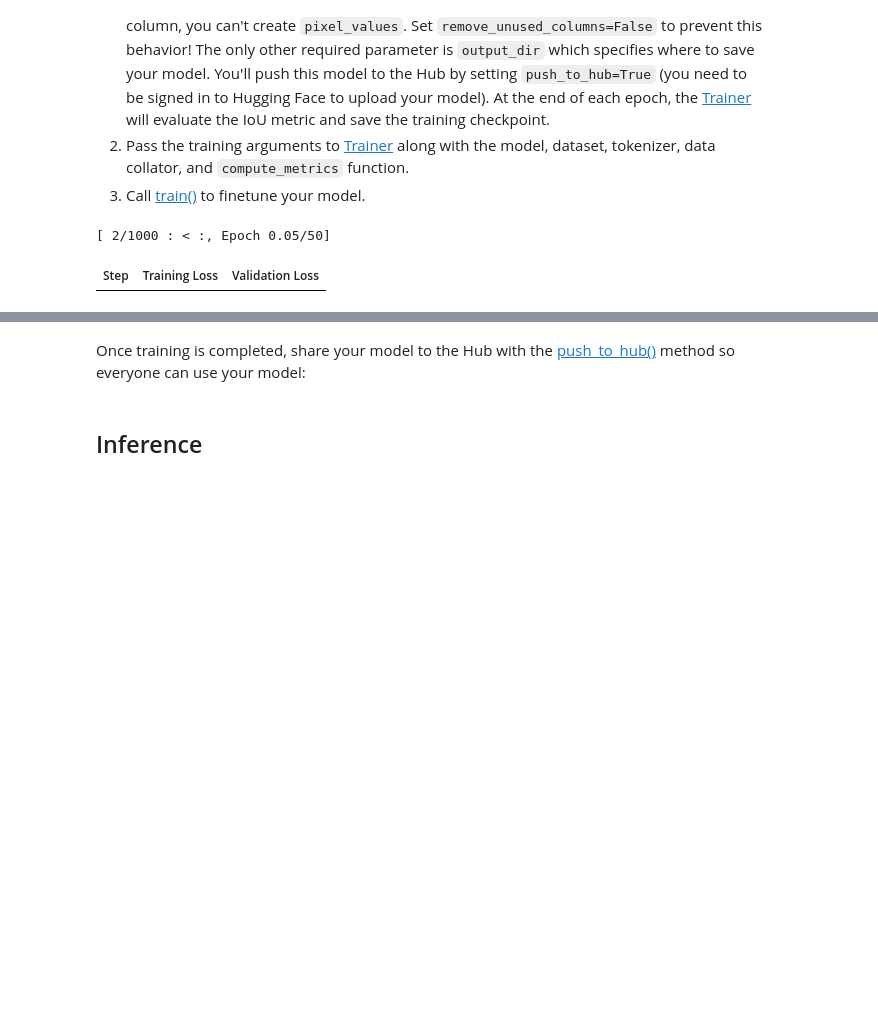
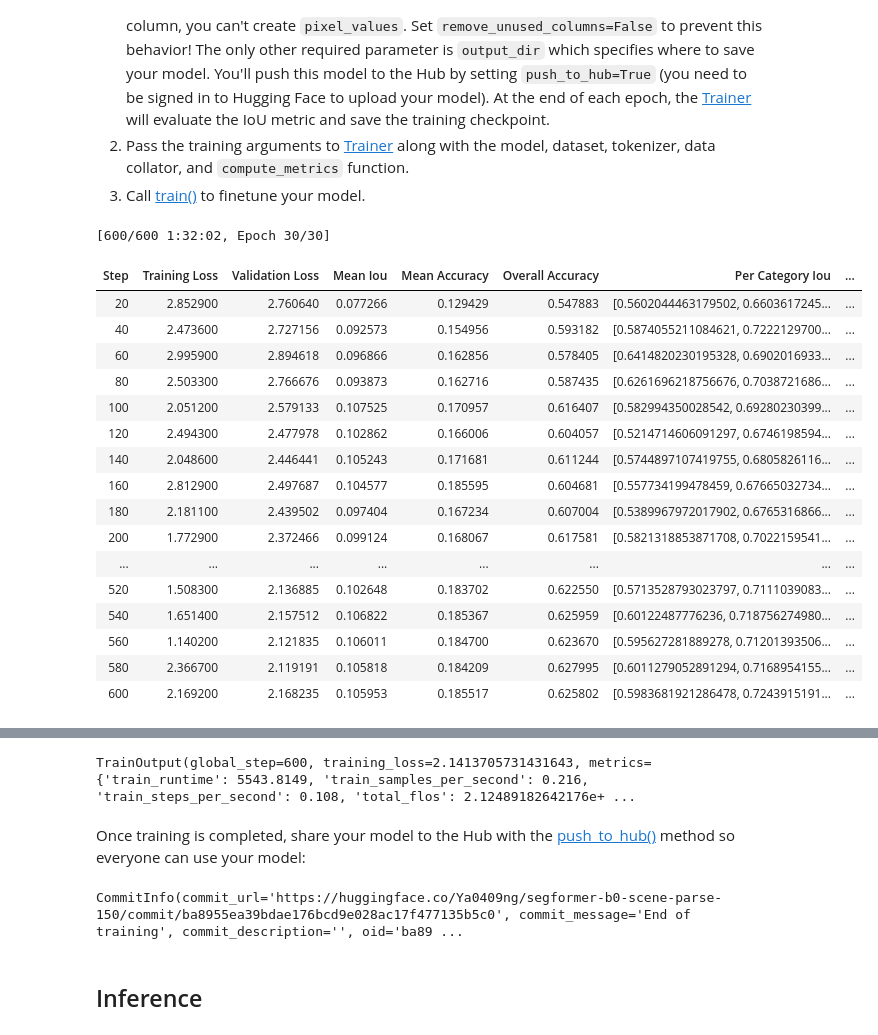
Before and after one commit to yywoai66/SimCLR, a Jupyter notebook: transformers_doc/en/pytorch/semantic_segmentation.ipynb, the cells around one changed output, grey strips where cells are left out. Drawn from its saved outputs; the diff is of its cells as text; code cells hidden in the pictures; blank space fills up the shorter version.

```diff
--- a/transformers_doc/en/pytorch/semantic_segmentation.ipynb
+++ b/transformers_doc/en/pytorch/semantic_segmentation.ipynb
@@ -110,22 +105,15 @@ train_ds[0]
 You'll also want to create a dictionary that maps a label id to a label class which will be useful when you set up the model later. Download the mappings from the Hub and create the `id2label` and `label2id` dictionaries:
 # %%
 import json
+from pathlib import Path
 from huggingface_hub import hf_hub_download
 
 repo_id = "huggingface/label-files"
 filename = "ade20k-id2label.json"
-
-# 下载并缓存文件
-file_path = hf_hub_download(repo_id=repo_id, filename=filename, repo_type="dataset")
-
-# 加载 JSON 文件
-with open(file_path, "r") as f:
-    id2label = json.load(f)
-
-# 构建字典
+id2label = json.loads(Path(hf_hub_download(repo_id, filename, repo_type="dataset")).read_text())
 id2label = {int(k): v for k, v in id2label.items()}
 label2id = {v: k for k, v in id2label.items()}
-num_labels = len(id2label)+1
+num_labels = len(id2label)
 # %% [markdown]
 ## Preprocess
 # %% [markdown]
@@ -134,4 +122,4 @@ The next step is to load a SegFormer image processor to prepare the images and a
 from transformers import AutoImageProcessor
 
 checkpoint = "nvidia/mit-b0"
-image_processor = AutoImageProcessor.from_pretrained(checkpoint, reduce_labels=True)
+image_processor = AutoImageProcessor.from_pretrained(checkpoint, do_reduce_labels=True)
@@ -149,14 +135,14 @@ Now create two preprocessing functions to prepare the images and annotations for
 def train_transforms(example_batch):
     images = [jitter(x) for x in example_batch["image"]]
     labels = [x for x in example_batch["annotation"]]
-    inputs = image_processor(images, labels)
+    inputs = image_processor(images=images, segmentation_maps=labels)
     return inputs
 
 
 def val_transforms(example_batch):
     images = [x for x in example_batch["image"]]
     labels = [x for x in example_batch["annotation"]]
-    inputs = image_processor(images, labels)
+    inputs = image_processor(images=images, segmentation_maps=labels)
     return inputs
 # %% [markdown]
 To apply the `jitter` over the entire dataset, use the 🤗 Datasets [set_transform](https://huggingface.co/docs/datasets/main/en/package_reference/main_classes#datasets.Dataset.set_transform) function. The transform is applied on the fly which is faster and consumes less disk space:
@@ -226,30 +215,46 @@ At this point, only three steps remain:
 # %%
 training_args = TrainingArguments(
     output_dir="segformer-b0-scene-parse-150",
-    learning_rate=6e-5,
-    num_train_epochs=50,
+    learning_rate=5e-5,
+    num_train_epochs=30,
     per_device_train_batch_size=2,
     per_device_eval_batch_size=2,
     save_total_limit=3,
     eval_strategy="steps",
     save_strategy="steps",
     save_steps=20,
     eval_steps=20,
     logging_steps=1,
     eval_accumulation_steps=5,
     remove_unused_columns=False,
     push_to_hub=True,
 )
 
 trainer = Trainer(
     model=model,
     args=training_args,
     train_dataset=train_ds,
     eval_dataset=test_ds,
     compute_metrics=compute_metrics,
 )
 
 trainer.train()
 # %% [output]
-[ 2/1000 : < :, Epoch 0.05/50]
+[600/600 1:32:02, Epoch 30/30]
-| Step | Training Loss | Validation Loss |
+| Step | Training Loss | Validation Loss | Mean Iou | Mean Accuracy | Overall Accuracy | Per Category Iou | ... |
+| 20 | 2.852900 | 2.760640 | 0.077266 | 0.129429 | 0.547883 | [0.5602044463179502, 0.6603617245... | ... |
+| 40 | 2.473600 | 2.727156 | 0.092573 | 0.154956 | 0.593182 | [0.5874055211084621, 0.7222129700... | ... |
+| 60 | 2.995900 | 2.894618 | 0.096866 | 0.162856 | 0.578405 | [0.6414820230195328, 0.6902016933... | ... |
+| 80 | 2.503300 | 2.766676 | 0.093873 | 0.162716 | 0.587435 | [0.6261696218756676, 0.7038721686... | ... |
+| 100 | 2.051200 | 2.579133 | 0.107525 | 0.170957 | 0.616407 | [0.582994350028542, 0.69280230399... | ... |
+| 120 | 2.494300 | 2.477978 | 0.102862 | 0.166006 | 0.604057 | [0.5214714606091297, 0.6746198594... | ... |
+| 140 | 2.048600 | 2.446441 | 0.105243 | 0.171681 | 0.611244 | [0.5744897107419755, 0.6805826116... | ... |
+| 160 | 2.812900 | 2.497687 | 0.104577 | 0.185595 | 0.604681 | [0.557734199478459, 0.67665032734... | ... |
+| 180 | 2.181100 | 2.439502 | 0.097404 | 0.167234 | 0.607004 | [0.5389967972017902, 0.6765316866... | ... |
+| 200 | 1.772900 | 2.372466 | 0.099124 | 0.168067 | 0.617581 | [0.5821318853871708, 0.7022159541... | ... |
+| ... | ... | ... | ... | ... | ... | ... | ... |
+| 520 | 1.508300 | 2.136885 | 0.102648 | 0.183702 | 0.622550 | [0.5713528793023797, 0.7111039083... | ... |
+| 540 | 1.651400 | 2.157512 | 0.106822 | 0.185367 | 0.625959 | [0.60122487776236, 0.718756274980... | ... |
+| 560 | 1.140200 | 2.121835 | 0.106011 | 0.184700 | 0.623670 | [0.595627281889278, 0.71201393506... | ... |
+| 580 | 2.366700 | 2.119191 | 0.105818 | 0.184209 | 0.627995 | [0.6011279052891294, 0.7168954155... | ... |
+| 600 | 2.169200 | 2.168235 | 0.105953 | 0.185517 | 0.625802 | [0.5983681921286478, 0.7243915191... | ... |
@@ -257,7 +278,10 @@ IndexError: Target 150 is out of bounds.
+TrainOutput(global_step=600, training_loss=2.1413705731431643, metrics={'train_runtime': 5543.8149, 'train_samples_per_second': 0.216, 'train_steps_per_second': 0.108, 'total_flos': 2.12489182642176e+ ...
 # %% [markdown]
 Once training is completed, share your model to the Hub with the [push_to_hub()](https://huggingface.co/docs/transformers/main/en/main_classes/trainer#transformers.Trainer.push_to_hub) method so everyone can use your model:
 # %%
 trainer.push_to_hub()
+# %% [output]
+CommitInfo(commit_url='https://huggingface.co/Ya0409ng/segformer-b0-scene-parse-150/commit/ba8955ea39bdae176bcd9e028ac17f477135b5c0', commit_message='End of training', commit_description='', oid='ba89 ...
 # %% [markdown]
 ## Inference
 # %% [markdown]
```
Also changed, not shown: parts of 13 cells of this notebook.
